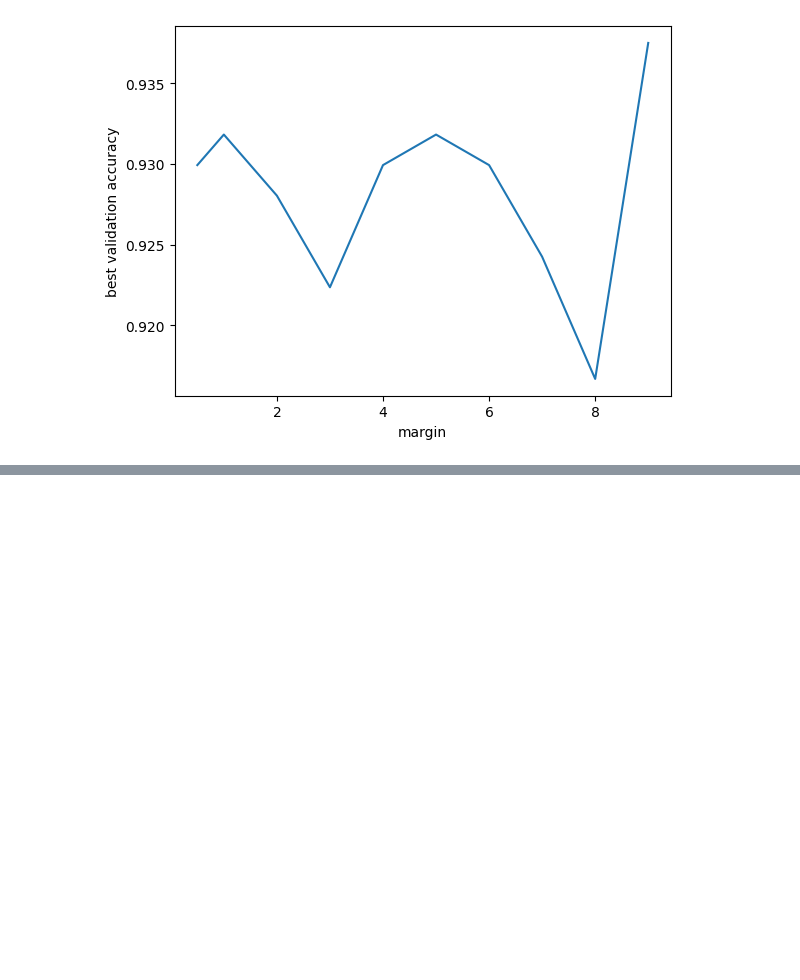
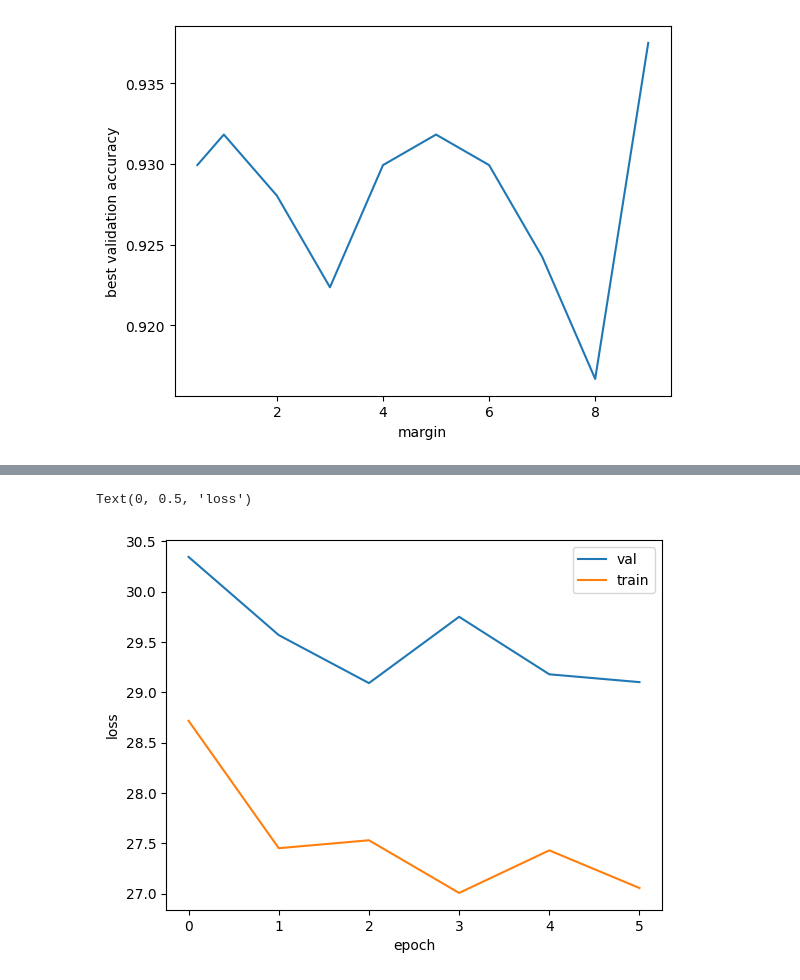
Before and after one commit to BlackKingWhitePawn/reidentification, a Jupyter notebook: siamese_contr_margin.ipynb, the cells around one changed output, grey strips where cells are left out. Cells and saved outputs as stored; diff of their text form; code cells hidden in the pictures; blank space fills up the shorter version.

```diff
--- a/siamese_contr_margin.ipynb
+++ b/siamese_contr_margin.ipynb
@@ -290,0 +308,8 @@ Text(0, 0.5, 'best validation accuracy')
+# %%
+plt.plot(list(range(ec)), vl, tl)
+plt.legend(['val', 'train'])
+plt.xlabel('epoch')
+plt.ylabel('loss')
+# %% [output]
+Text(0, 0.5, 'loss')
+[figure, added]
```
Also changed, not shown: parts of 2 cells of this notebook, 6 other files.
